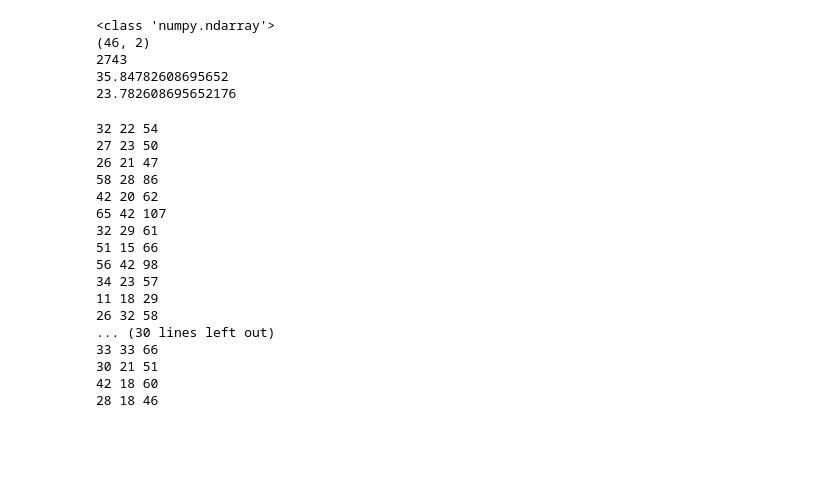
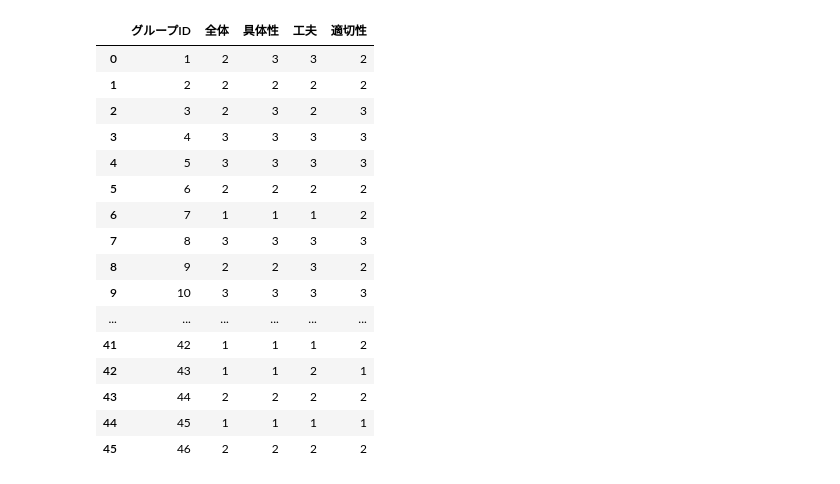
Before and after one commit to kinten0902/python, a Jupyter notebook: elml/New_pred2result.ipynb, the cells around one changed output. Drawn from its saved outputs; the diff is of its cells as text; code cells hidden in the pictures; blank space fills up the shorter version.

```diff
--- a/elml/New_label2result.ipynb
+++ b/elml/New_pred2result.ipynb
@@ -9,6 +9,7 @@ import pickle
 import MeCab
 mc = MeCab.Tagger("-Ochasen")
 # %%
-label_excel = pd.ExcelFile("data/excel2/new_label_2.xlsx")
-sheet_name = label_excel.sheet_names[0]
-label_df = label_excel.parse(sheet_name)
+data_excel = pd.ExcelFile("data/excel2/new_pred_2.xlsx")
+sheet_name = data_excel.sheet_names[0]
+data_df = data_excel.parse(sheet_name)
+data_df
@@ -207,39 +53,22 @@ Counter({'off task': 32, 'on task': 26})
-# %%
-print(type(data))
-print(data.shape)
-
-sum = np.sum(data)
-ave_on = np.sum(data,axis=0)[0]/46
-ave_off = np.sum(data,axis=0)[1]/46
-
-print(sum)
-print(ave_on)
-print(ave_off)
-# %% [output]
-<class 'numpy.ndarray'>
-(46, 2)
-2743
-35.84782608695652
-23.782608695652176
-# %%
-for i in np.arange(46):
-    print(data[i][0],data[i][1],data[i][0]+data[i][1])
-    print()
-# %% [output]
-32 22 54
-27 23 50
-26 21 47
-58 28 86
-42 20 62
-65 42 107
-32 29 61
-51 15 66
-56 42 98
-34 23 57
-11 18 29
-26 32 58
-... (30 lines left out)
-33 33 66
-30 21 51
-42 18 60
-28 18 46
+# %%
+sheet_name = data_excel.sheet_names[1]
+score_df = data_excel.parse(sheet_name)
+score_df
+# %% [output]
+|  | グループID | 全体 | 具体性 | 工夫 | 適切性 |
+| 0 | 1 | 2 | 3 | 3 | 2 |
+| 1 | 2 | 2 | 2 | 2 | 2 |
+| 2 | 3 | 2 | 3 | 2 | 3 |
+| 3 | 4 | 3 | 3 | 3 | 3 |
+| 4 | 5 | 3 | 3 | 3 | 3 |
+| 5 | 6 | 2 | 2 | 2 | 2 |
+| 6 | 7 | 1 | 1 | 1 | 2 |
+| 7 | 8 | 3 | 3 | 3 | 3 |
+| 8 | 9 | 2 | 2 | 3 | 2 |
+| 9 | 10 | 3 | 3 | 3 | 3 |
+| ... | ... | ... | ... | ... | ... |
+| 41 | 42 | 1 | 1 | 1 | 2 |
+| 42 | 43 | 1 | 1 | 2 | 1 |
+| 43 | 44 | 2 | 2 | 2 | 2 |
+| 44 | 45 | 1 | 1 | 1 | 1 |
+| 45 | 46 | 2 | 2 | 2 | 2 |
```
Also changed, not shown: parts of 10 cells of this notebook, 3 other files.
